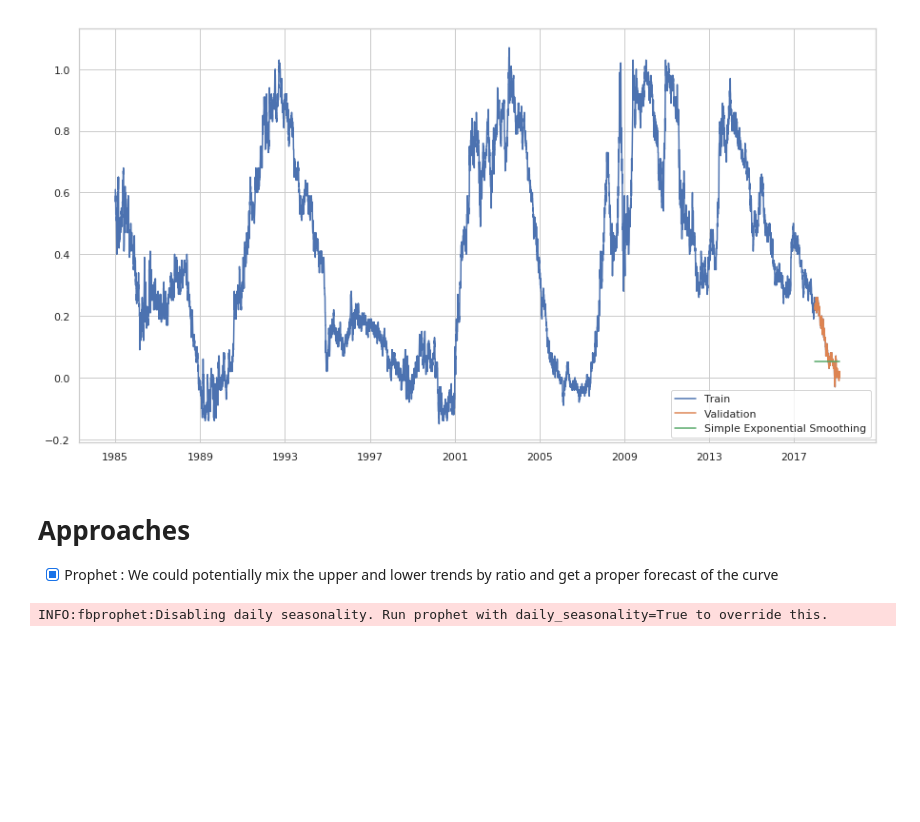
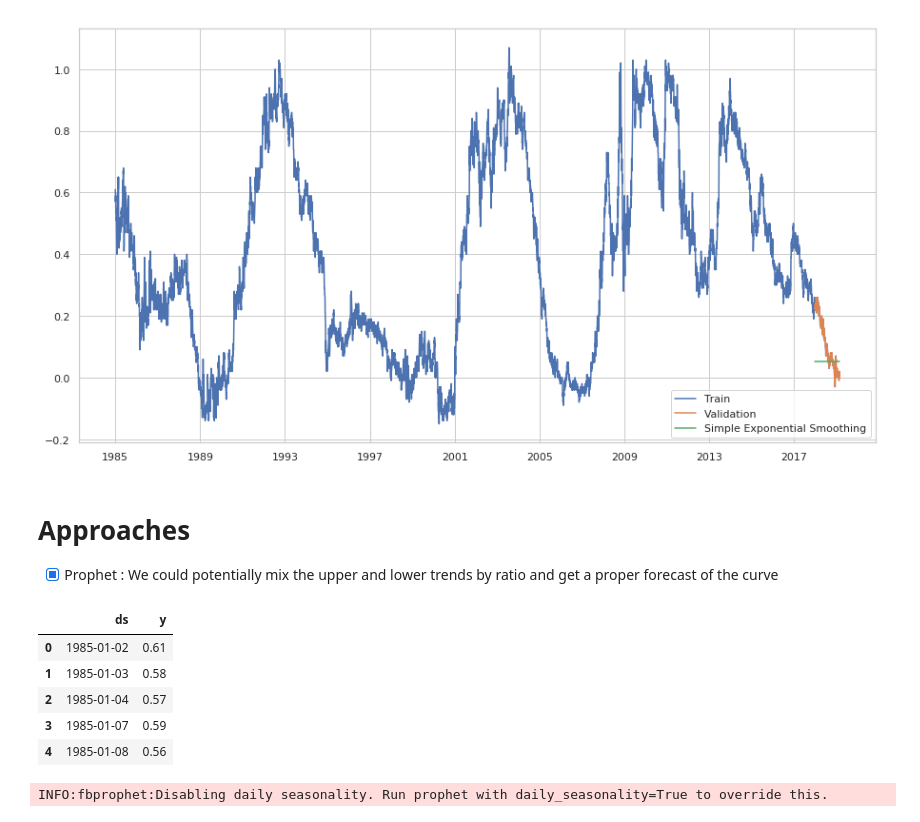
Before and after one commit to guyandtheworld/recession, a Jupyter notebook: model/Bond Analysis.ipynb, the cells around one changed output. Drawn from its saved outputs; the diff is of its cells as text; code cells hidden in the pictures; blank space fills up the shorter version.

Commit message:
Fix D3 bug and prophet training

```diff
--- a/model/Bond Analysis.ipynb
+++ b/model/Bond Analysis.ipynb
@@ -109,6 +118,15 @@ from fbprophet import Prophet
 df_prophet = pd.DataFrame(df.DIFF)
 df_prophet.reset_index(inplace=True)
 df_prophet.columns = ['ds', 'y']
+# %%
+df_prophet.head()
+# %% [output]
+|  | ds | y |
+| 0 | 1985-01-02 | 0.61 |
+| 1 | 1985-01-03 | 0.58 |
+| 2 | 1985-01-04 | 0.57 |
+| 3 | 1985-01-07 | 0.59 |
+| 4 | 1985-01-08 | 0.56 |
 # %%
 df_prophet.head()
 
```
Also changed, not shown: parts of 2 cells of this notebook, 5 other files.
